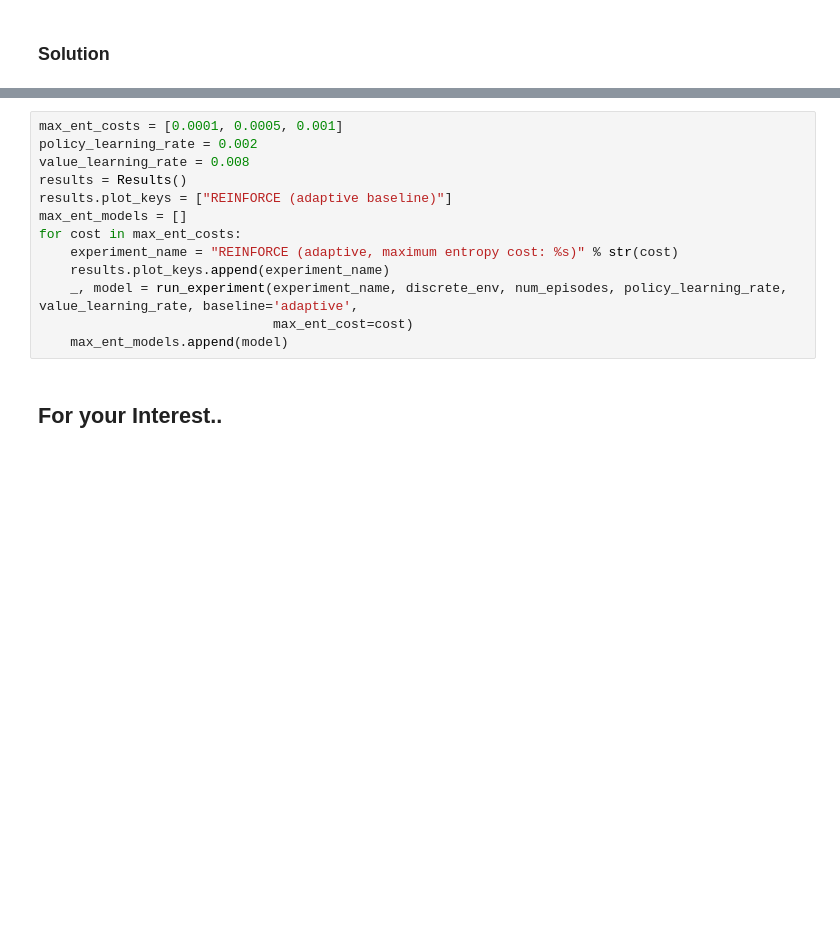
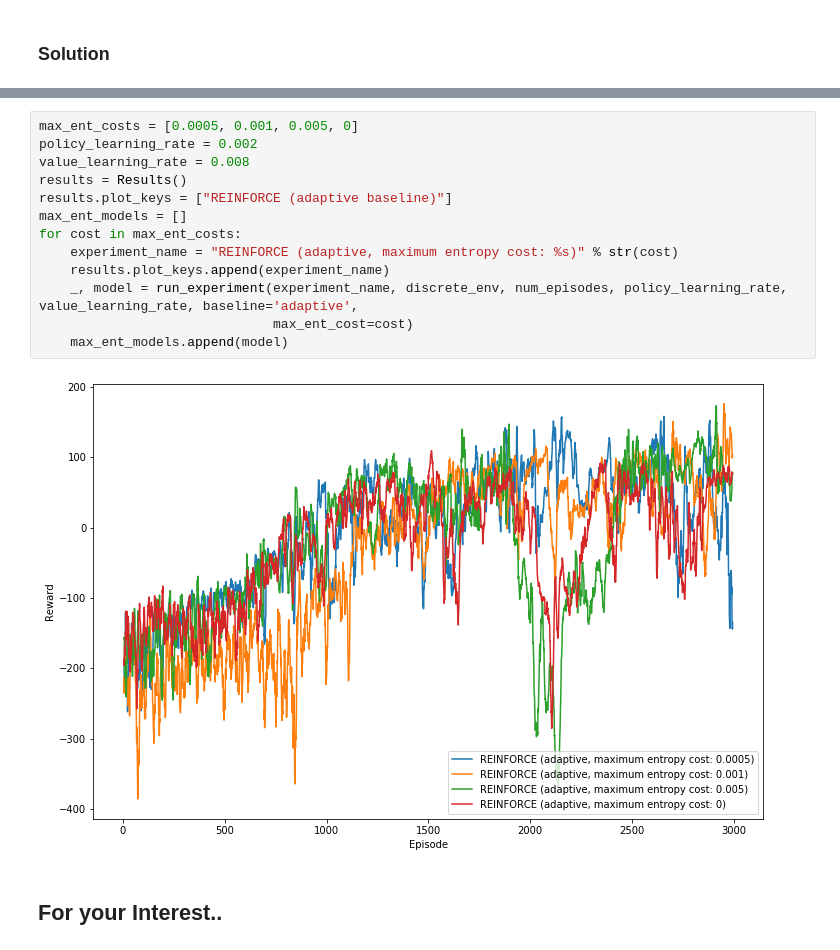
Before and after one commit to zenhaeus/ann, a Jupyter notebook: 2/miniproject3_2019_submission.ipynb, the cells around one changed output, grey strips where cells are left out. Drawn from its saved outputs; the diff is of its cells as text; blank space fills up the shorter version.

```diff
--- a/2/miniproject3_2019_submission.ipynb
+++ b/2/miniproject3_2019_submission.ipynb
@@ -659,16 +661,18 @@ for cost in entropy_costs:
 # %%
-max_ent_costs = [0.0001, 0.0005, 0.001]
+max_ent_costs = [0.0005, 0.001, 0.005, 0]
 policy_learning_rate = 0.002
 value_learning_rate = 0.008
 results = Results()
 results.plot_keys = ["REINFORCE (adaptive baseline)"]
 max_ent_models = []
 for cost in max_ent_costs:
     experiment_name = "REINFORCE (adaptive, maximum entropy cost: %s)" % str(cost)
     results.plot_keys.append(experiment_name)
     _, model = run_experiment(experiment_name, discrete_env, num_episodes, policy_learning_rate, value_learning_rate, baseline='adaptive',
                               max_ent_cost=cost)
     max_ent_models.append(model)
+# %% [output]
+[figure, added]
 # %% [markdown]
 ## For your Interest..
 # %% [markdown]
```
Also changed, not shown: parts of 1 cell of this notebook.
